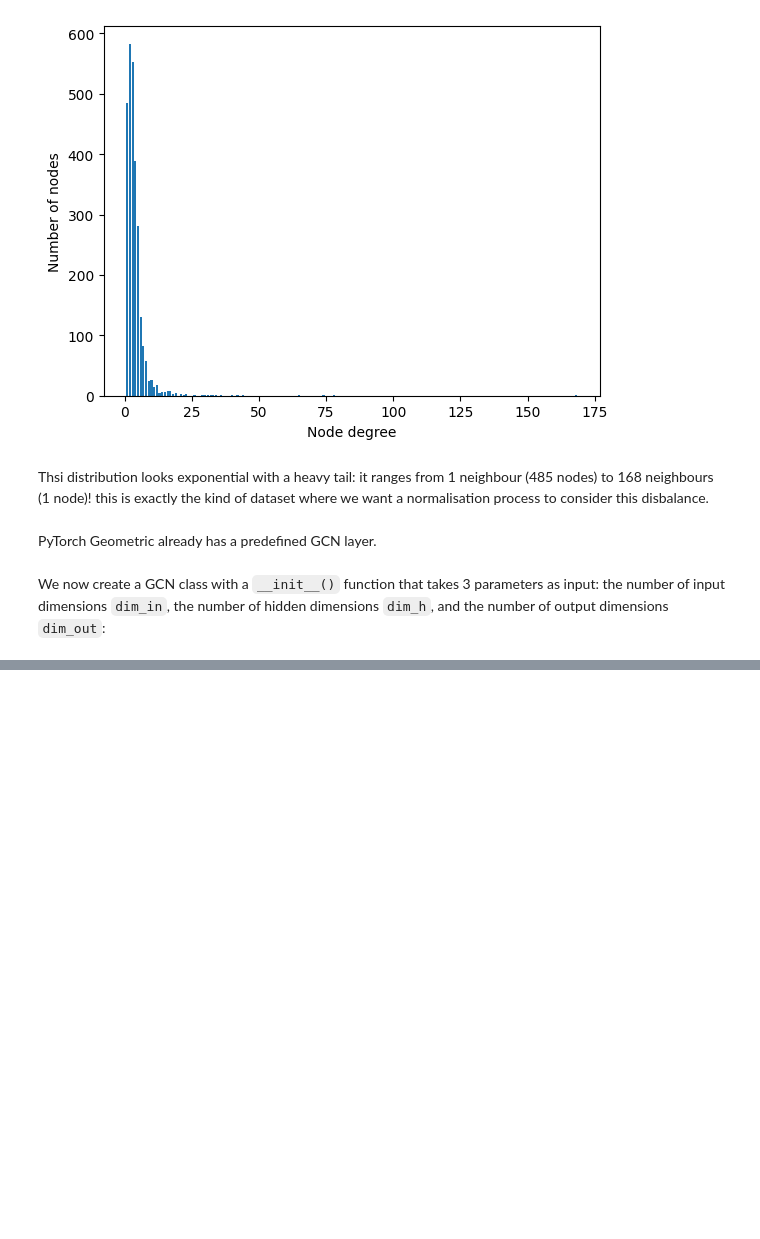
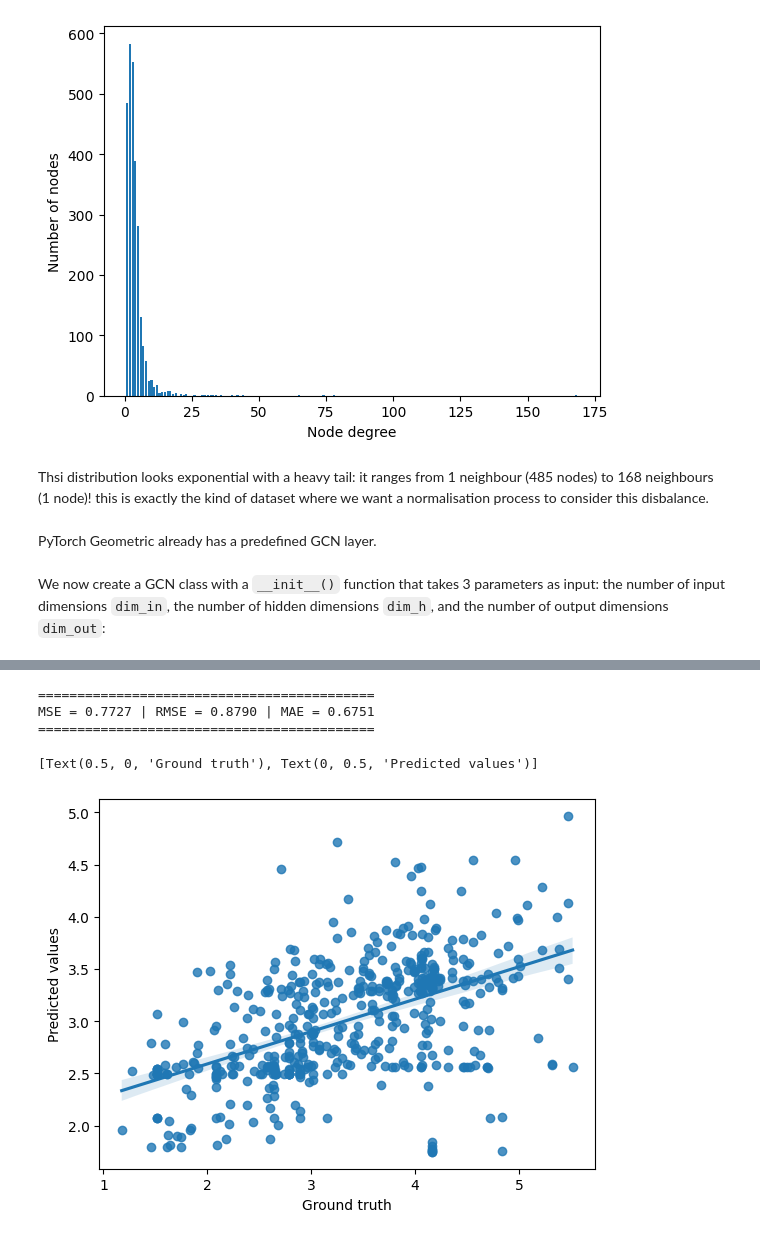
Before and after one commit to Spartan-119/advanced-gnn, a Jupyter notebook: ch 6/ch6.ipynb, the cells around one changed output, grey strips where cells are left out. Cells and saved outputs as stored; diff of their text form; code cells hidden in the pictures; blank space fills up the shorter version.

```diff
--- a/ch 6/ch6.ipynb
+++ b/ch 6/ch6.ipynb
@@ -180,0 +328,4 @@ GCN test accuracy: 80.10%
+# %%
+gcn = GCN(dataset.num_features, 128, 1)
+print(gcn)
+gcn.fit(data, epochs = 200)
@@ -180,0 +356,22 @@ GCN test accuracy: 80.10%
+# %%
+from sklearn.metrics import mean_squared_error, mean_absolute_error
+
+# convert pytorch tensors to np arrays using .detach().numpy()
+out = gcn(data.x, data.edge_index)
+y_pred = out.squeeze()[data.test_mask].detach().numpy()
+mse = mean_squared_error(data.y[data.test_mask], y_pred)
+mae = mean_absolute_error(data.y[data.test_mask], y_pred)
+
+print('=' * 43)
+print(f'MSE = {mse:.4f} | RMSE = {np.sqrt(mse):.4f} | MAE = {mae:.4f}')
+print('=' * 43)
+# %% [output]
+===========================================
+MSE = 0.7727 | RMSE = 0.8790 | MAE = 0.6751
+===========================================
+# %%
+fig = sns.regplot(x=data.y[data.test_mask].numpy(), y=y_pred)
+fig.set(xlabel='Ground truth', ylabel='Predicted values')
+# %% [output]
+[Text(0.5, 0, 'Ground truth'), Text(0, 0.5, 'Predicted values')]
+[figure, added]
```
Also changed, not shown: parts of 21 cells of this notebook, 17 other files.
